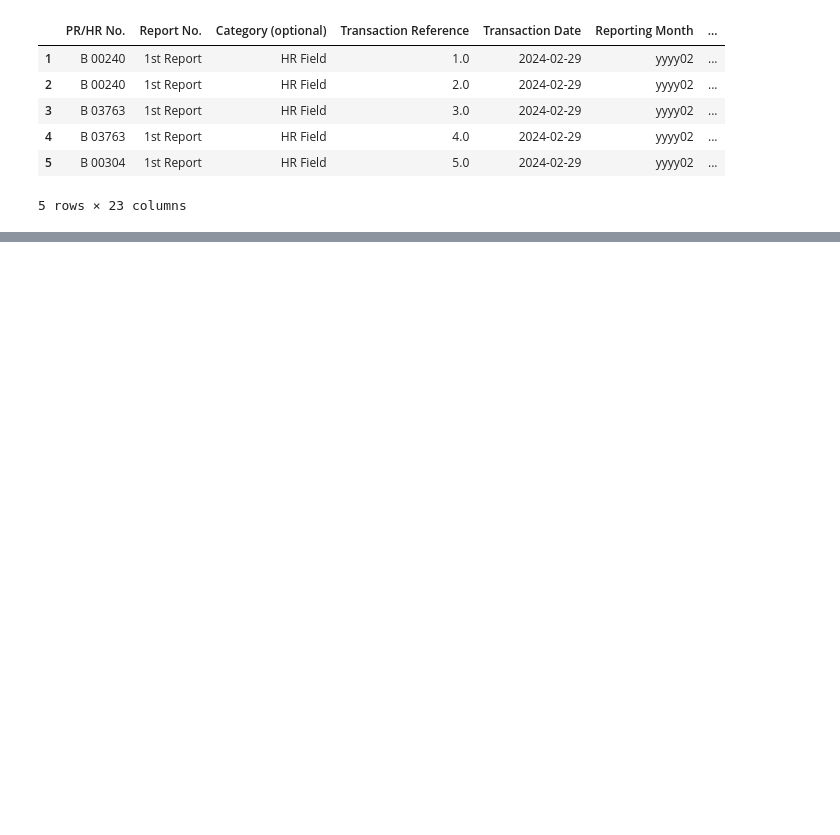
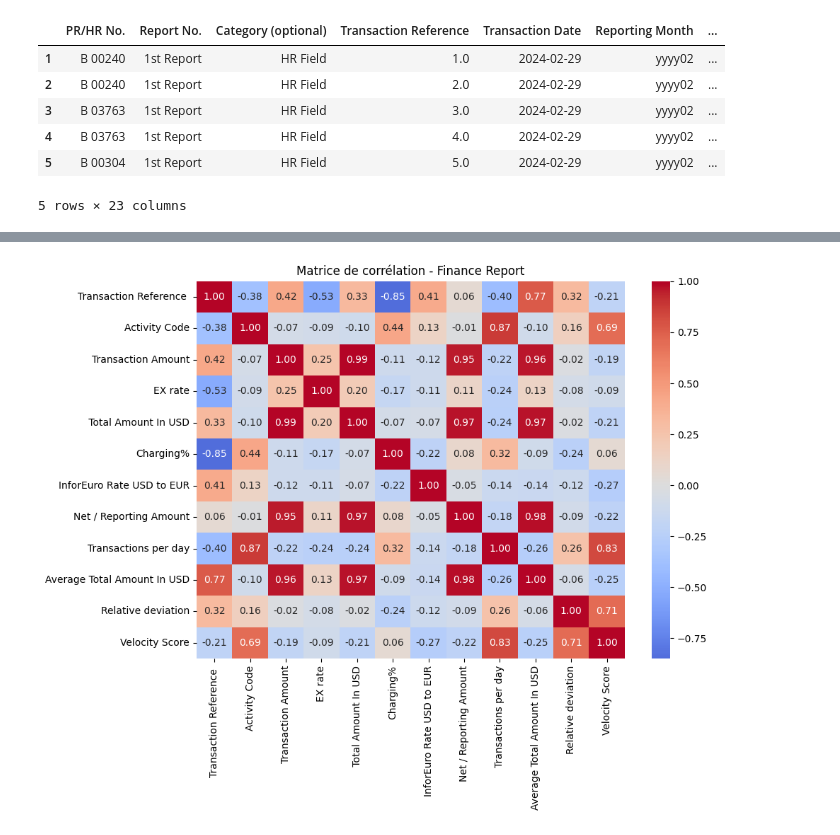
Before and after one commit to MaryaLatif/pi2-zacca, a Jupyter notebook: project.ipynb, the cells around one changed output, grey strips where cells are left out. Saved outputs shown, nothing was run; the diff lists cells and outputs as text; code cells hidden in the pictures; blank space fills up the shorter version.

```diff
--- a/project.ipynb
+++ b/project.ipynb
@@ -26,0 +144,11 @@ solidarity_syria.head()
+# %%
+numeric_cols = finance_report.select_dtypes(include=[np.number]).columns
+correlation_matrix = finance_report[numeric_cols].corr()
+
+plt.figure(figsize=(10, 8))
+sns.heatmap(correlation_matrix, annot=True, cmap='coolwarm', center=0, fmt='.2f')
+plt.title('Matrice de corrélation - Finance Report')
+plt.tight_layout()
+plt.show()
+# %% [output]
+[figure, added]
```
Also changed, not shown: parts of 24 cells of this notebook, 2 other files.
